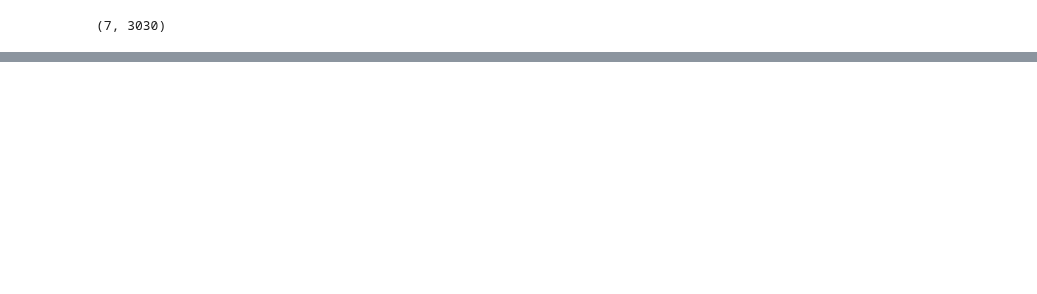
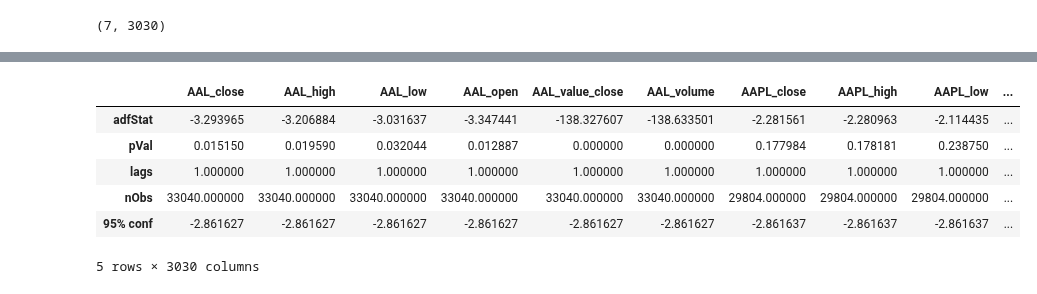
Before and after one commit to MarkPopovich/financial-ml, a Jupyter notebook: 2-Hypothesis-Testing/2.6 Augmented Dickey-Fuller Test for Stationarity.ipynb, the cells around one changed output, grey strips where cells are left out. Cells and saved outputs as stored; diff of their text form; code cells hidden in the pictures; blank space fills up the shorter version.

```diff
--- a/2-Hypothesis-Testing/2.6 Augmented Dickey-Fuller Test for Stationarity.ipynb
+++ b/2-Hypothesis-Testing/2.6 Augmented Dickey-Fuller Test for Stationarity.ipynb
@@ -465 +325,11 @@ Current time: 4:14:42
+# %%
+adf_test.head()
+# %% [output]
+|  | AAL_close | AAL_high | AAL_low | AAL_open | AAL_value_close | AAL_volume | AAPL_close | AAPL_high | AAPL_low | ... |
+| adfStat | -3.293965 | -3.206884 | -3.031637 | -3.347441 | -138.327607 | -138.633501 | -2.281561 | -2.280963 | -2.114435 | ... |
+| pVal | 0.015150 | 0.019590 | 0.032044 | 0.012887 | 0.000000 | 0.000000 | 0.177984 | 0.178181 | 0.238750 | ... |
+| lags | 1.000000 | 1.000000 | 1.000000 | 1.000000 | 1.000000 | 1.000000 | 1.000000 | 1.000000 | 1.000000 | ... |
+| nObs | 33040.000000 | 33040.000000 | 33040.000000 | 33040.000000 | 33040.000000 | 33040.000000 | 29804.000000 | 29804.000000 | 29804.000000 | ... |
+| 95% conf | -2.861627 | -2.861627 | -2.861627 | -2.861627 | -2.861627 | -2.861627 | -2.861637 | -2.861637 | -2.861637 | ... |
+5 rows × 3030 columns
 # %%
```
Also changed, not shown: parts of 53 cells of this notebook, 5 other files.
